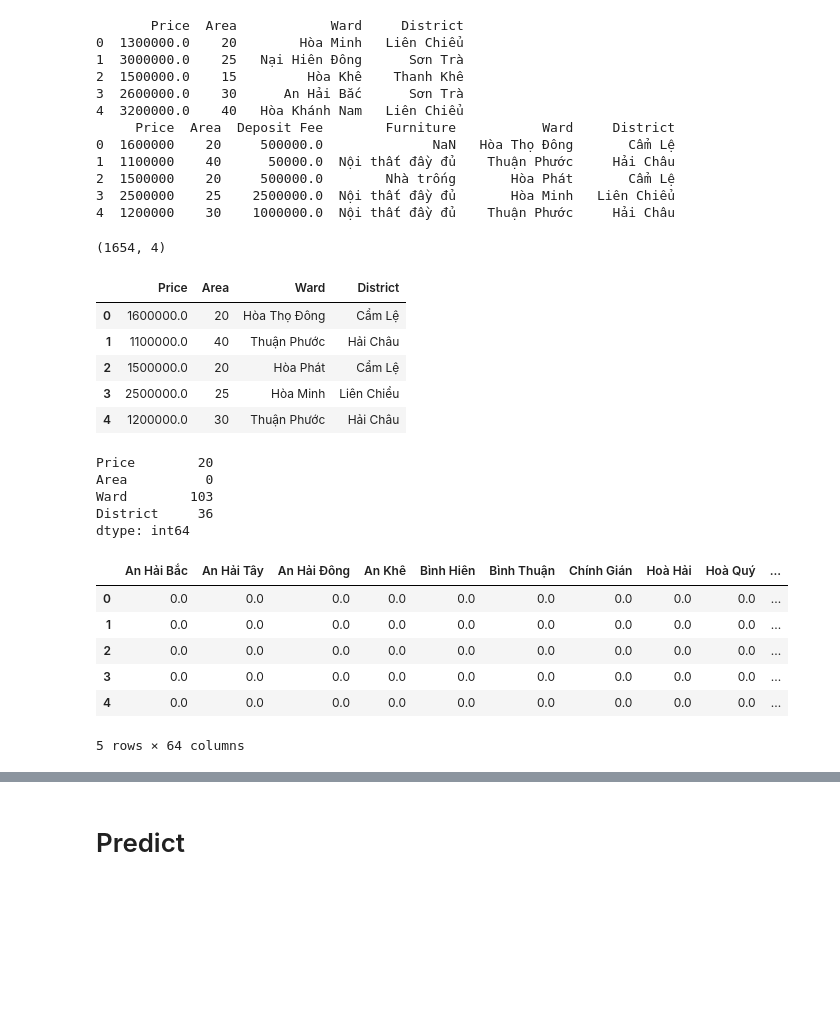
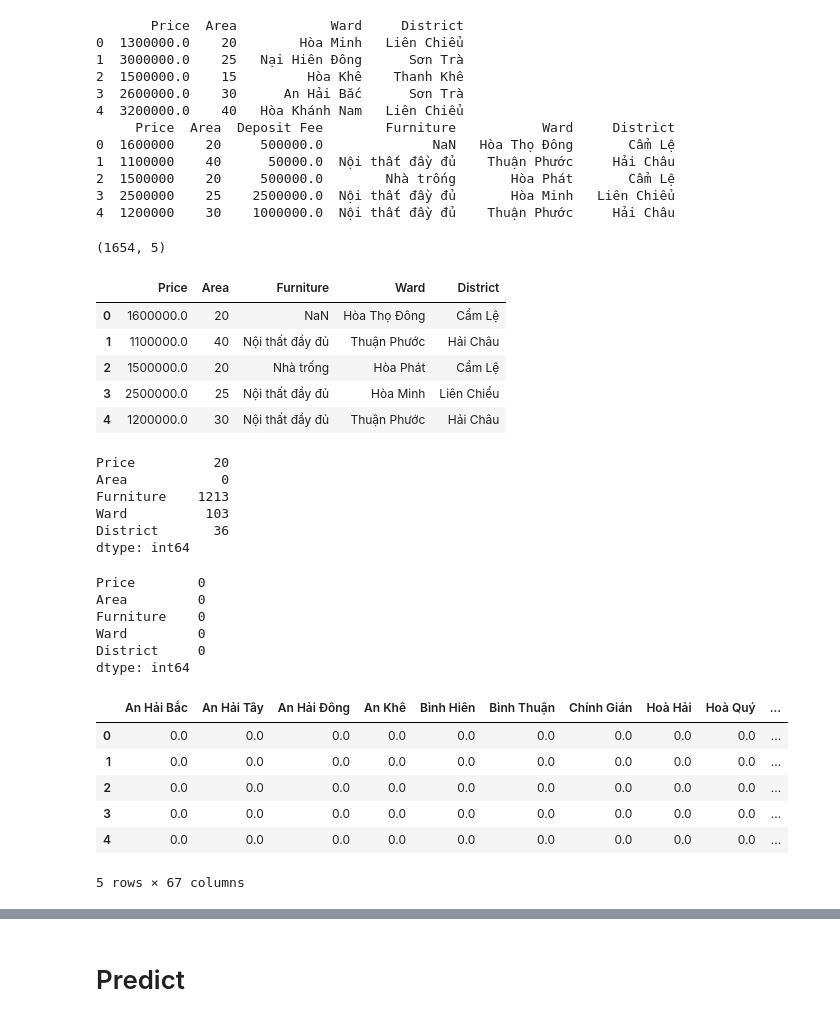
Before and after one commit to Boonichi/PredictMotelPriceinDN, a Jupyter notebook: main.ipynb, the cells around one changed output, grey strips where cells are left out. Cells and saved outputs as stored; diff of their text form; code cells hidden in the pictures; blank space fills up the shorter version.

```diff
--- a/main.ipynb
+++ b/main.ipynb
@@ -28,26 +28,27 @@ print(chotot_dataset.head())
 4  1200000    30    1000000.0  Nội thất đầy đủ    Thuận Phước     Hải Châu
 # %%
 #Preparing Dataset for Feature Engineering
-chotot_dataset = chotot_dataset.drop(columns=['Furniture','Deposit Fee'])
+chotot_dataset = chotot_dataset.drop(columns=['Deposit Fee'])
 Dataset = pd.concat([chotot_dataset, phongtro123_dataset])
 print(Dataset.shape)
 Dataset.head()
 # %% [output]
-(1654, 4)
+(1654, 5)
-|  | Price | Area | Ward | District |
-| 0 | 1600000.0 | 20 | Hòa Thọ Đông | Cẩm Lệ |
-| 1 | 1100000.0 | 40 | Thuận Phước | Hải Châu |
-| 2 | 1500000.0 | 20 | Hòa Phát | Cẩm Lệ |
-| 3 | 2500000.0 | 25 | Hòa Minh | Liên Chiểu |
-| 4 | 1200000.0 | 30 | Thuận Phước | Hải Châu |
+|  | Price | Area | Furniture | Ward | District |
+| 0 | 1600000.0 | 20 | NaN | Hòa Thọ Đông | Cẩm Lệ |
+| 1 | 1100000.0 | 40 | Nội thất đầy đủ | Thuận Phước | Hải Châu |
+| 2 | 1500000.0 | 20 | Nhà trống | Hòa Phát | Cẩm Lệ |
+| 3 | 2500000.0 | 25 | Nội thất đầy đủ | Hòa Minh | Liên Chiểu |
+| 4 | 1200000.0 | 30 | Nội thất đầy đủ | Thuận Phước | Hải Châu |
 # %%
 #Checking Nan values in Dataset
 Dataset.isna().sum()
 # %% [output]
-Price        20
-Area          0
-Ward        103
-District     36
+Price          20
+Area            0
+Furniture    1213
+Ward          103
+District       36
 dtype: int64
 # %%
 #Splitting Continous and Categorical columns
@@ -61,3 +63,12 @@ Dataset['District'].fillna(value = 'Unknown', inplace = True)
+# %%
+Dataset.isna().sum()
+# %% [output]
+Price        0
+Area         0
+Furniture    0
+Ward         0
+District     0
+dtype: int64
 # %%
 #Onehot Encoding for Categorical Columns
 ohe = OneHotEncoder(sparse=False)
@@ -72,7 +83,7 @@ std_set = std.fit_transform(Dataset[Continous_cols])
 # %%
 #Concat all dataframe which we created recently:
 Train_set = pd.concat([pd.DataFrame(data=ohe_set,columns=ohe_name_col), pd.DataFrame(data = std_set, columns = Continous_cols)], axis = 1)
-Train_set = Train_set.drop(columns = 'Unknown')
+Train_set = Train_set.drop(columns = ['Unknown F', 'Unknown W', 'Unknown D'])
 Train_set.head()
 # %% [output]
 |  | An Hải Bắc | An Hải Tây | An Hải Đông | An Khê | Bình Hiên | Bình Thuận | Chính Gián | Hoà Hải | Hoà Quý | ... |
@@ -81,7 +92,7 @@ Train_set.head()
 | 2 | 0.0 | 0.0 | 0.0 | 0.0 | 0.0 | 0.0 | 0.0 | 0.0 | 0.0 | ... |
 | 3 | 0.0 | 0.0 | 0.0 | 0.0 | 0.0 | 0.0 | 0.0 | 0.0 | 0.0 | ... |
 | 4 | 0.0 | 0.0 | 0.0 | 0.0 | 0.0 | 0.0 | 0.0 | 0.0 | 0.0 | ... |
-5 rows × 64 columns
+5 rows × 67 columns
 # %%
 Target_std = StandardScaler().fit(Dataset[['Price']])
 Target_set = pd.DataFrame(data = Target_std.transform(Dataset[['Price']]), columns = ['Price'])
```
Also changed, not shown: parts of 6 cells of this notebook, 5 other files.
